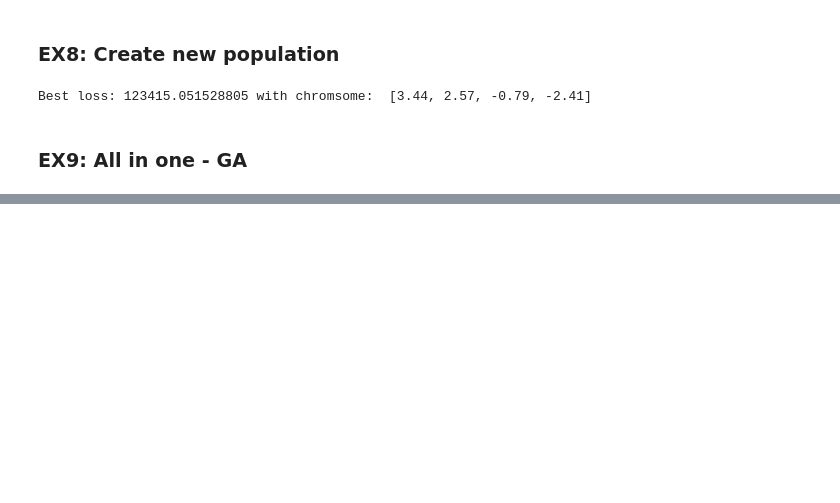
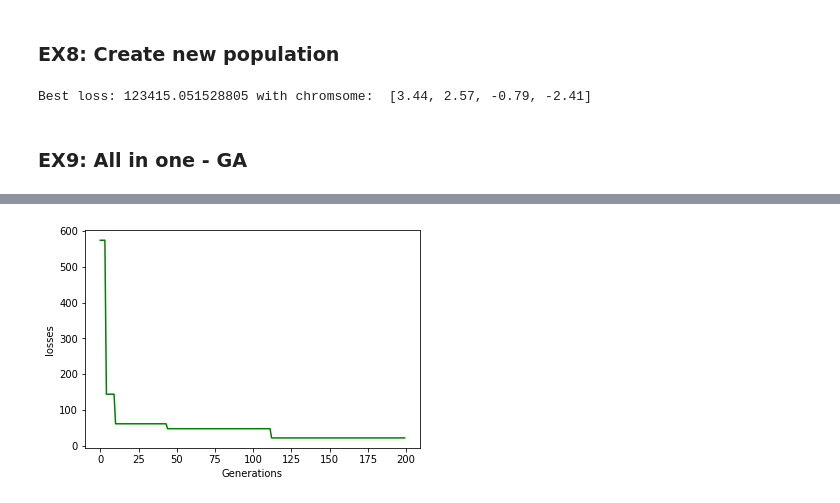
Before and after one commit to OxyzGiaHuy/AIO-Exercise, a Jupyter notebook: Module_4/Week_3/genetic_algo.ipynb, the cells around one changed output, grey strips where cells are left out. Drawn from its saved outputs; the diff is of its cells as text; code cells hidden in the pictures; blank space fills up the shorter version.

```diff
--- a/Module_4/Week_3/genetic_algo.ipynb
+++ b/Module_4/Week_3/genetic_algo.ipynb
@@ -32,10 +32,11 @@ print(sales_Y.shape)
 # %% [markdown]
 ### EX2: Create individual
 # %%
+def generate_random_value(bound=10):
+    return random.uniform(-bound/2, bound/2)
+
 def create_individual(n=4, bound=10):
-    individual = []
-    for _ in range(n):
-        individual.append(random.uniform(-bound/2, bound/2))
+    individual = [random.uniform(-bound/2, bound/2) for _ in range(n)]
     return individual
 
 individual = create_individual()
@@ -55,9 +56,7 @@ def compute_loss(individual):
 
 def compute_fitness(individual):
     loss = compute_loss(individual)
-    fitness_value = 0
-    # ************ your code here ************
-    fitness_value = 1/loss
+    fitness_value = 1/(loss+1)
     return fitness_value
 # %%
 # Q4
@@ -95,10 +95,10 @@ individual2:  [4.09, 4.82, 3.1, 4.02]
 # %%
 def mutate(individual, mutation_rate = 0.05):
     individual_m = individual.copy()
-    # ******** Your code here ******************
+
     for i in range(0, len(individual)):
         if random.random() > mutation_rate:
-            individual_m[i] = random.randint(0,1)
+            individual_m[i] = generate_random_value()
     return individual_m
 # %%
 # Q6
@@ -172,15 +171,15 @@ Best loss: 123415.051528805 with chromsome:  [3.44, 2.57, -0.79, -2.41]
 ### EX9: All in one - GA
 # %%
 def run_GA():
-    n_generations = 100
+    n_generations = 200
     m = 600
     features_X, sales_Y = load_data_from_file()
     population = initialize_population(m)
     losses_list = []
     for i in range(n_generations):
-        new_population, loss = create_new_population(old_population, elitism=2, gen=1)
+        population, loss = create_new_population(population, elitism=2, gen=i)
         losses_list.append(loss)
-    return losses_list
+    return losses_list, population
 
-losses_list = run_GA()
+losses_list, population = run_GA()
 # %% [output]
@@ -205,7 +204,11 @@ Best loss: 123415.051528805 with chromsome:  [3.44, 2.57, -0.79, -2.41]
 import matplotlib.pyplot as plt
 
 def visualize_loss(losses_list):
+    plt.plot(losses_list, c='green')
+    plt.xlabel('Generations')
+    plt.ylabel('losses')
+    plt.show()
 
-
-losses_list = run_GA()
+losses_list, population = run_GA()
 visualize_loss(losses_list)
+# %% [output]
@@ -211,0 +232 @@ visualize_loss(losses_list)
+[figure, added]
```
Also changed, not shown: parts of 7 cells of this notebook.
